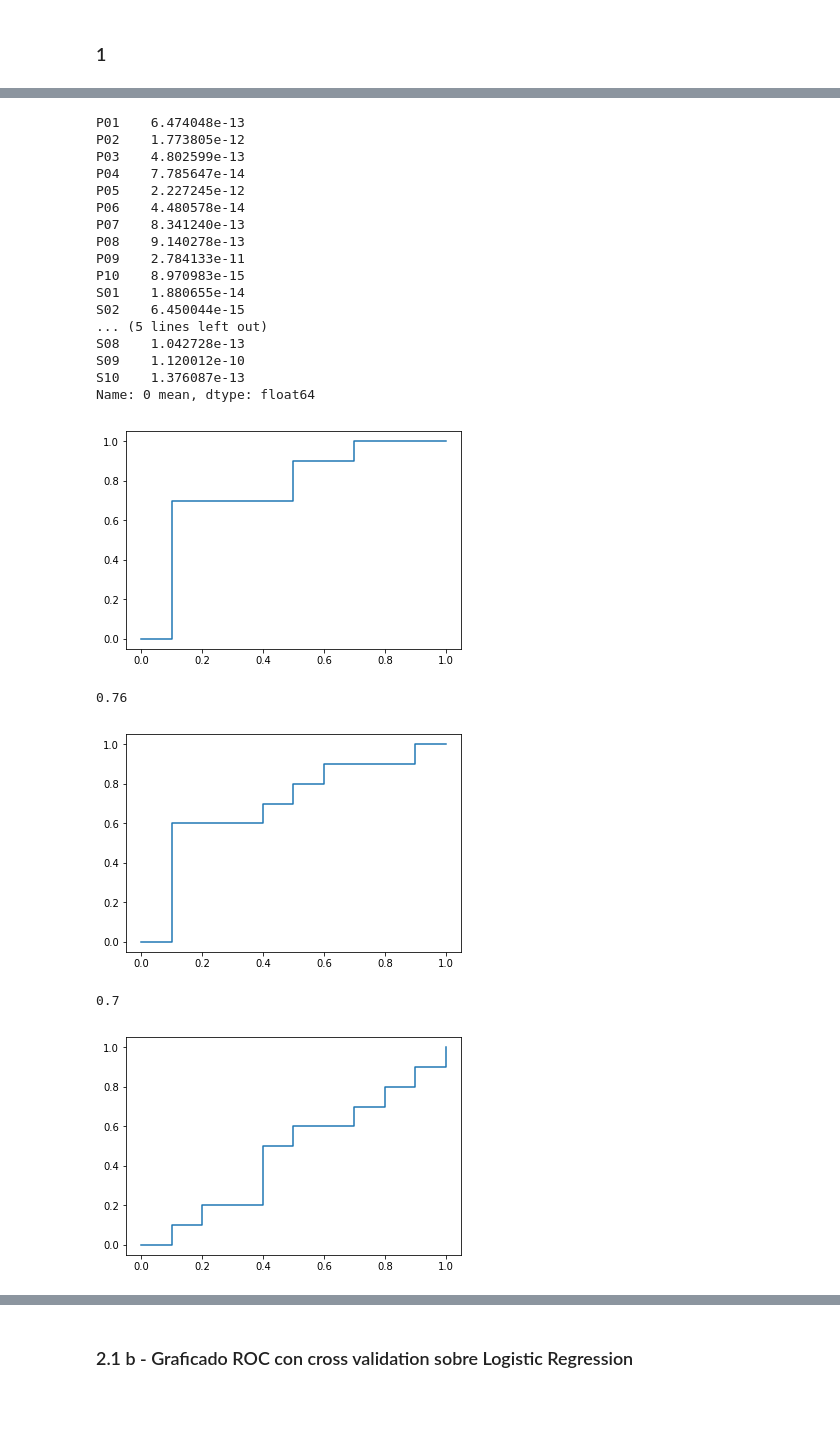
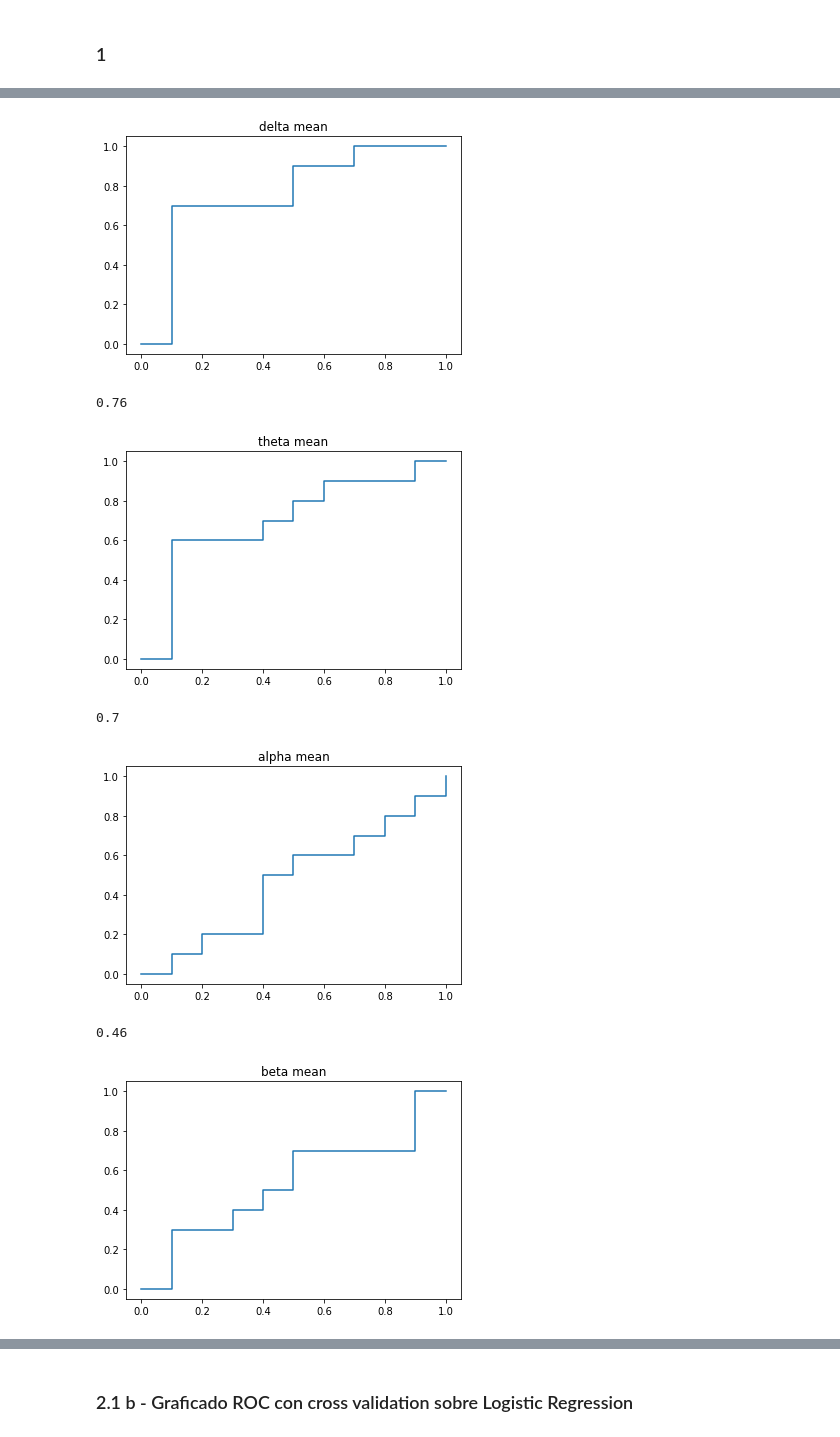
Before and after one commit to fhosen/CienciaDeDatos, a Jupyter notebook: TP3/TP3.ipynb, the cells around one changed output, grey strips where cells are left out. Drawn from its saved outputs; the diff is of its cells as text; code cells hidden in the pictures; blank space fills up the shorter version.

```diff
--- a/TP3/TP3.ipynb
+++ b/TP3/TP3.ipynb
@@ -80,31 +188,18 @@ features
 # %%
-nombres_paciente = [l + str(i).zfill(2) for l in "PS" for i in range(1,11)]
-
+from sklearn import metrics
+y_true = [n[0]=="P" for n in pacientes]
 for column in features:
     y_score = features[column]
     fpr, tpr, thresholds = metrics.roc_curve(y_true, y_score)
+    plt.title(column)
     plt.plot(fpr, tpr)
     plt.show()
+    print metrics.roc_auc_score(y_true, y_score)
 # %% [output]
+[figure, new version]
-P01    6.474048e-13
-P02    1.773805e-12
-P03    4.802599e-13
-P04    7.785647e-14
-P05    2.227245e-12
-P06    4.480578e-14
-P07    8.341240e-13
-P08    9.140278e-13
-P09    2.784133e-11
-P10    8.970983e-15
-S01    1.880655e-14
-S02    6.450044e-15
-... (5 lines left out)
-S08    1.042728e-13
-S09    1.120012e-10
-S10    1.376087e-13
-Name: 0 mean, dtype: float64
+0.76
-[figure, old version]
+[figure, new version]
-0.76
+0.7
-[figure, old version]
+[figure, new version]
-0.7
+0.46
-[figure, old version]
+[figure, new version]
```
Also changed, not shown: parts of 20 cells of this notebook.
